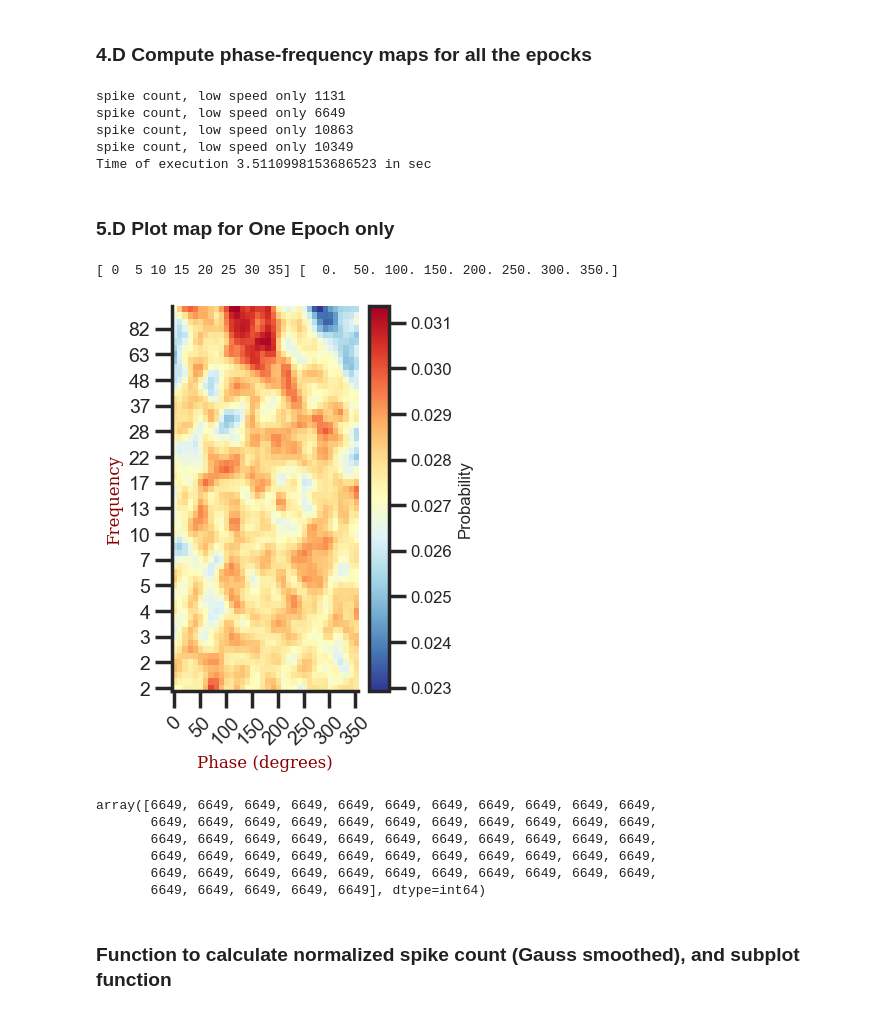
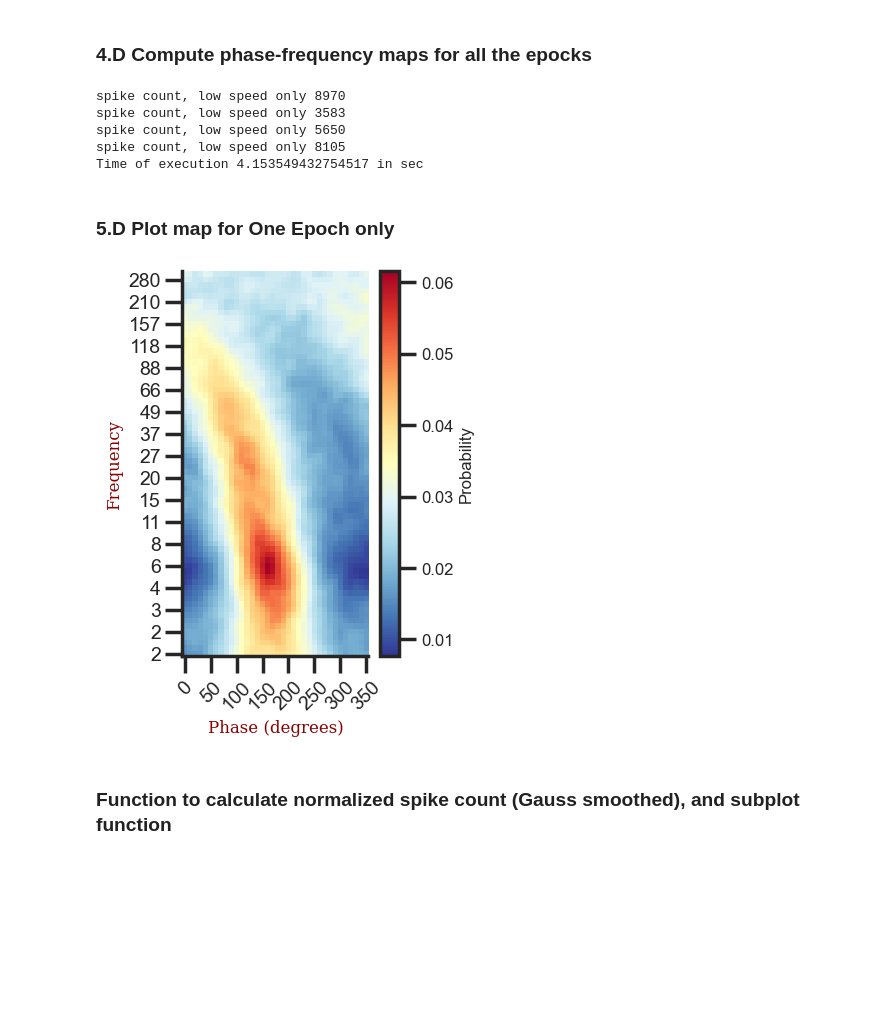
Before and after one commit to gdelfe/Ketamine_effects_on_the_brain, a Jupyter notebook: python/Place_cells_spike_analysis.ipynb, the cells around one changed output. Drawn from its saved outputs; the diff is of its cells as text; code cells hidden in the pictures; blank space fills up the shorter version.

```diff
--- a/python/Place_cells_spike_analysis.ipynb
+++ b/python/Place_cells_spike_analysis.ipynb
@@ -240,7 +243,7 @@ Lfp S.O. channel in current labeling  [0 0 2 0 8]
 # %%
 map_so = {
     'lfp_ch': lfp_ch_idx_so, # lfp channel, with the mapping from 0 to N in CA1 (0 is the first CA1 channel)
-    'lfp_remap': np.arange(len(lfp_ch_idx_so)),
+    # 'lfp_remap': np.arange(len(lfp_ch_idx_so)),
     'cell_id': idx_cell_so # id cell in CA1 associated to a given Lfp channel
 }
 map_so
@@ -319,6 +320,6 @@ plt.legend(['lfp 1250 Hz','lfp 250 Hz'], loc='upper right',fontsize=13)
 # freq = np.logspace(0.32, 2, num=60, endpoint=True)
 # freq
 
-freq = np.logspace(0.32, 2, num=60, endpoint=True)
+freq = np.logspace(0.32, 2.48, num=70, endpoint=True)
 freq
 # %% [output]
@@ -921,12 +922,12 @@ map_so, print('\n'), map_sp
 # %% [markdown]
 ### ** 2.D Change ID cell and ID Lfp
 # %%
-idx = 0 # index for cell and LFP
+idx = 4 # index for cell and LFP
 
 cell = map_stratum['cell_id'][idx] # cell number for spiking
-ch = map_stratum['lfp_remap'][idx] # cell number for spiking # lfp channel associated to the cell
-orig_ch = map_stratum['lfp_ch'][idx]
-print('- cell:', cell, '| lfp ch:', ch, '| orig ch:', orig_ch)
+# ch = map_stratum['lfp_remap'][idx] # cell number for spiking # lfp channel associated to the cell
+ch = map_stratum['lfp_ch'][idx]
+print('- cell:', cell, '| lfp ch:', ch)
 
 print('For the 4 epochs: speed length {},  spk length {}, phase length {}'.format(
 speed_up.shape, spk[0][cell].shape, phase_BR.shape[0]*4 + phase_BR.shape[0]/2*4))
@@ -1007,7 +1011,7 @@ map_so
 # %%
 start_time = time.time()
 
-ch = 1
+ch = 4
 
 hist_arr_B, bin_edges_B = freq_phase_map(phase_BR, mask_BR, spk_epoch_B, ch)
 hist_arr_L, bin_edges_L = freq_phase_map(phase_LR, mask_LR, spk_epoch_L, ch)
@@ -1025,11 +1029,11 @@ norm = np.max([np.sum(hist_arr_B, axis=1)[0], np.sum(hist_arr_L, axis=1)[0], np.
 time_taken = time.time() - start_time
 print(f"Time of execution {time_taken} in sec")
 # %% [output]
-spike count, low speed only 1131
-spike count, low speed only 6649
-spike count, low speed only 10863
-spike count, low speed only 10349
-Time of execution 3.5110998153686523 in sec
+spike count, low speed only 8970
+spike count, low speed only 3583
+spike count, low speed only 5650
+spike count, low speed only 8105
+Time of execution 4.153549432754517 in sec
 # %% [markdown]
 ### 5.D Plot map for One Epoch only
 # %%
@@ -1043,43 +1047,35 @@ row_totals = np.sum(hist_arr, axis=1)
 
 pdf = hist_arr / row_totals[:, np.newaxis]
 pdf_sm = gaussian_filter(np.nan_to_num(pdf), sigma=0.9)
 
 # Plotting the heatmap
 plt.figure(figsize=(3,5))
 plt.imshow(pdf_sm, cmap='RdYlBu_r', interpolation='nearest', origin='lower',aspect='auto')
 
 bin_values = bin_edges[:-1]
 bins = bin_values[::step]
 xticks = np.arange(0,bin_edges[:-1].size,step)
-print(xticks,bins)
+# print(xticks,bins)
 
 plt.xticks(ticks=xticks, labels=['{:d}'.format(int(b)) for b in bins ],rotation=45, fontsize=14)
 plt.yticks(ticks=np.arange(0, len(freq),step_f), labels=['{:d}'.format(int(f)) for f in freq[::step_f]],fontsize=14)
 cbar = plt.colorbar(label='Spike count')
 cbar.set_label('Probability', fontsize=12)  # Set a smaller font size for the label
 
 cbar.ax.tick_params(labelsize=12)
 
 # Adding axis labels with a custom font
 font = {'family': 'serif',
         'color':  'darkred',
         'weight': 'normal',
         'size': 12,
        }
 plt.xlabel('Phase (degrees)', fontdict=font)
 plt.ylabel('Frequency', fontdict=font)
 
 plt.show()
-row_totals
 # %% [output]
-[ 0  5 10 15 20 25 30 35] [  0.  50. 100. 150. 200. 250. 300. 350.]
-[figure, old version]
+[figure, new version]
-array([6649, 6649, 6649, 6649, 6649, 6649, 6649, 6649, 6649, 6649, 6649,
-       6649, 6649, 6649, 6649, 6649, 6649, 6649, 6649, 6649, 6649, 6649,
-       6649, 6649, 6649, 6649, 6649, 6649, 6649, 6649, 6649, 6649, 6649,
-       6649, 6649, 6649, 6649, 6649, 6649, 6649, 6649, 6649, 6649, 6649,
-       6649, 6649, 6649, 6649, 6649, 6649, 6649, 6649, 6649, 6649, 6649,
-       6649, 6649, 6649, 6649, 6649], dtype=int64)
 # %% [markdown]
 ### Function to calculate normalized spike count (Gauss smoothed), and subplot function
 # %%
```
Also changed, not shown: parts of 21 cells of this notebook, 2 other files.
